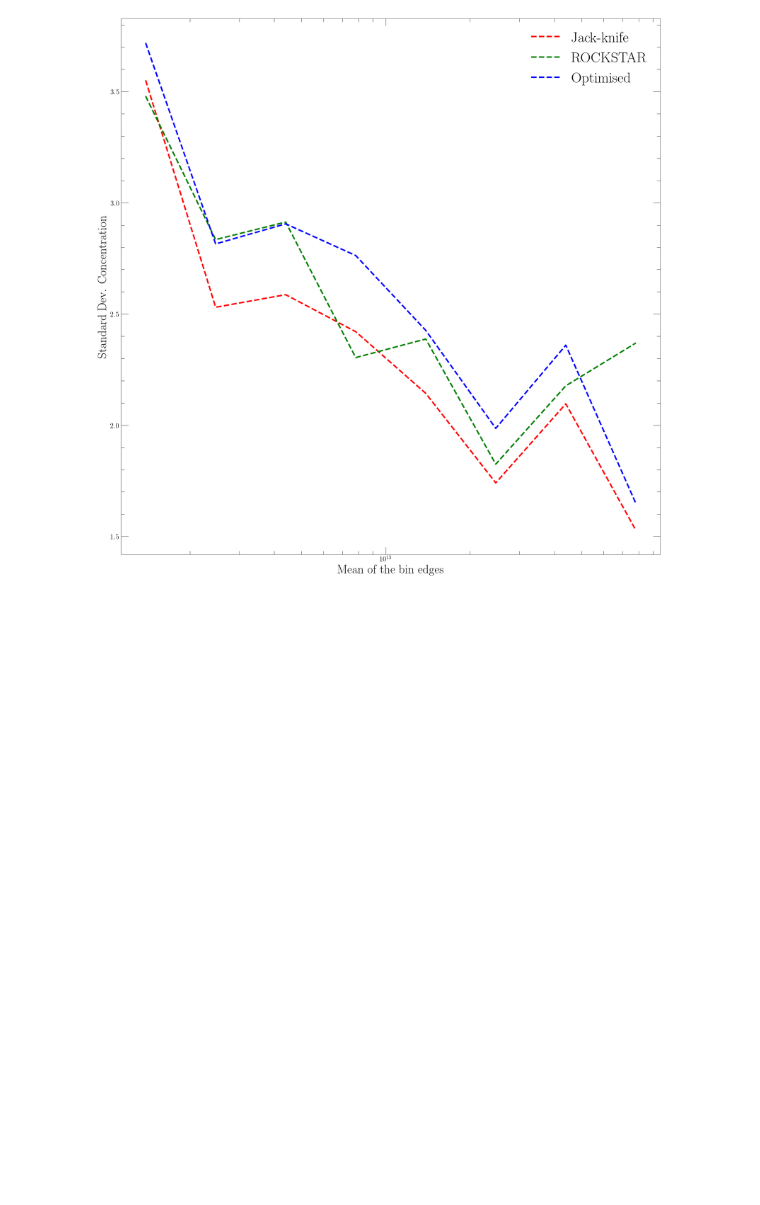
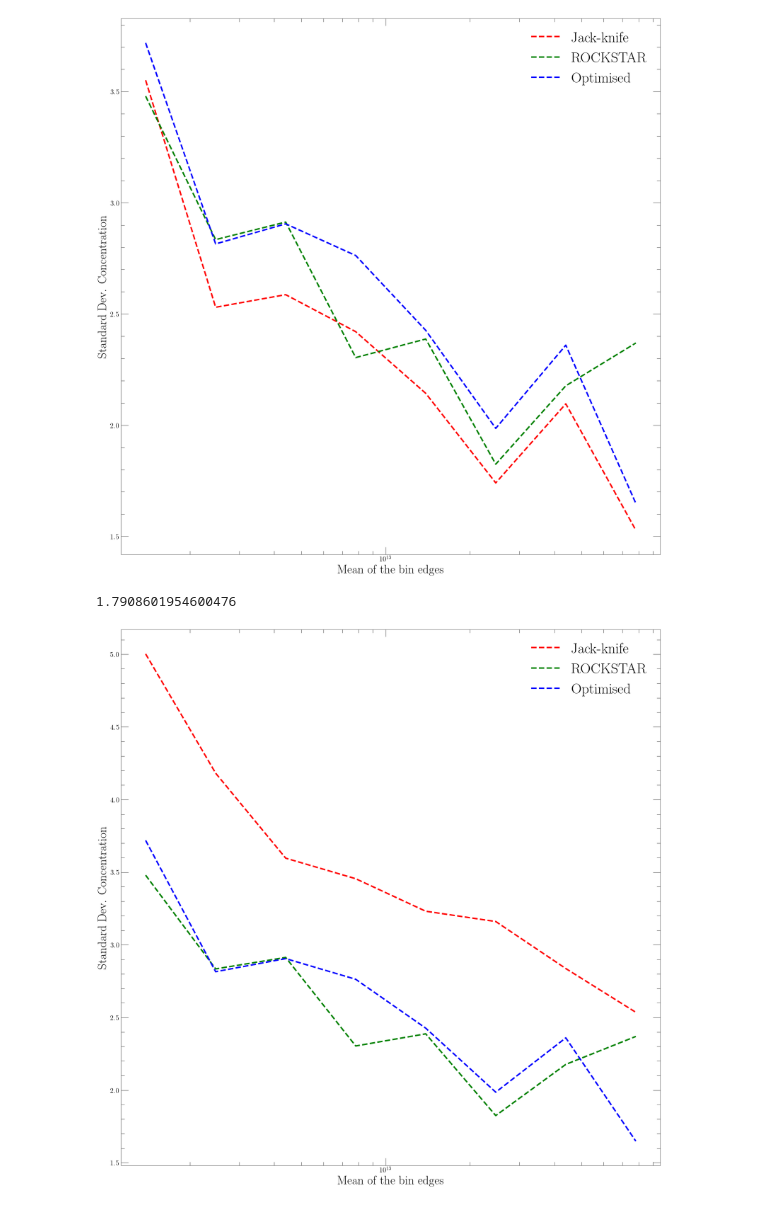
Before and after one commit to Nikhil0504/Simulations, a Jupyter notebook: Bolshoi/plots_jackknife.ipynb, the cells around one changed output. Cells and saved outputs as stored; diff of their text form; code cells hidden in the pictures; blank space fills up the shorter version.

Commit message:
Std of cvir and mean of the 100 stds plot

```diff
--- a/Bolshoi/plots_jackknife.ipynb
+++ b/Bolshoi/plots_jackknife.ipynb
@@ -91,3 +91,33 @@ plt.legend()
 plt.show()
 # %% [output]
 [figure]
+# %%
+s_c = np.std(total[:, 4:-1], axis=1)
+total = np.column_stack((total, s_c))
+# %% [output]
+1.7908601954600476
+# %%
+X = np.array([])
+Y1 = np.array([])
+Y2 = np.array([])
+Y3 = np.array([])
+for i in range(8):
+    y1 = 7 * np.mean(total[slices[i]: slices[i + 1] + 1, -1])
+    y2 = np.std(total[slices[i]: slices[i + 1] + 1, 2])
+    y3 = np.std(total[slices[i]: slices[i + 1] + 1, 3])
+    x = np.mean([MASS_BINS[i], MASS_BINS[i + 1]])
+    X = np.append(X, x)
+    Y1 = np.append(Y1, y1)
+    Y2 = np.append(Y2, y2)
+    Y3 = np.append(Y3, y3)
+
+plt.plot(X, Y1, 'r--', linewidth=3, label='Jack-knife')
+plt.plot(X, Y2, 'g--', linewidth=3, label='ROCKSTAR')
+plt.plot(X, Y3, 'b--', linewidth=3, label='Optimised')
+plt.xscale('log')
+plt.ylabel('Standard Dev. Concentration')
+plt.xlabel('Mean of the bin edges')
+plt.legend()
+plt.show()
+# %% [output]
+[figure, added]
```
